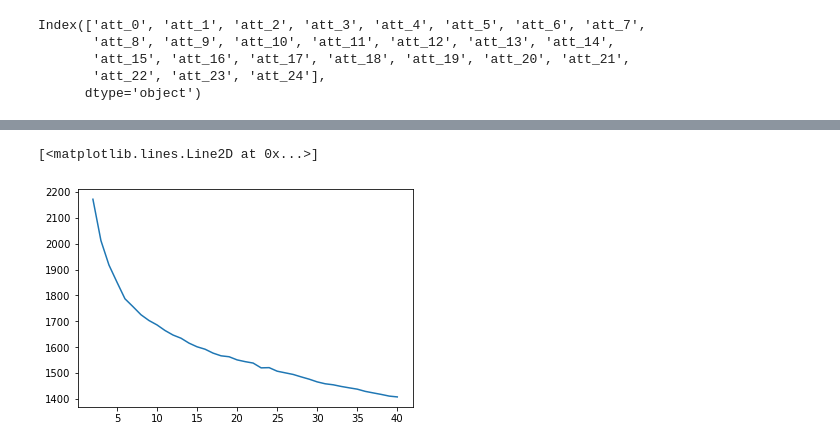
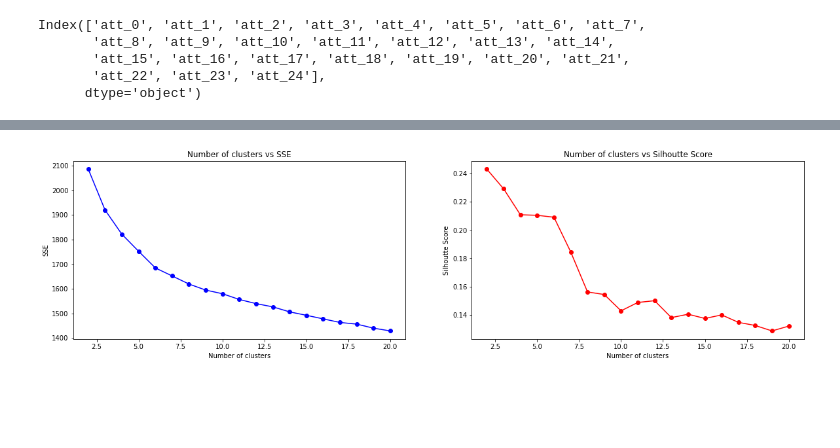
Before and after one commit to varadparaswar/Projects, a Jupyter notebook: kmeans_v1.ipynb, the cells around one changed output, grey strips where cells are left out. Cells and saved outputs as stored; diff of their text form; code cells hidden in the pictures; blank space fills up the shorter version.

Commit message:
PCA and Silhoutte Score added

```diff
--- a/kmeans_v1.ipynb
+++ b/kmeans_v1.ipynb
@@ -116,8 +116,3 @@ distribution_handler = ColumnTransformer(transformers=[
 # %%
 processed_data_2=pd.DataFrame(distribution_handler.fit_transform(processed_data_1),
                               columns = processed_data_1.columns)
-# %%
-
-n_clusters=3
-model=KMeans(n_clusters=n_clusters, random_state=0).fit(processed_data_2)
-print(model)
@@ -134,0 +119,3 @@ print(np.min(model.transform(np.array(processed_data_2.iloc[2]).reshape(1, -1)))
+# %%
+f=PCA()
+f.fit(processed_data_2)
@@ -135,14 +134,30 @@ print(np.min(model.transform(np.array(processed_data_2.iloc[2]).reshape(1, -1)))
 # %%
+fs=PCA(n_components=12)
+x=fs.fit_transform(processed_data_2)
+
+
 errors=[]
-max_clusters=40
+sih=[]
+max_clusters=20
 for i in range(2,max_clusters+1):
     n_clusters=i
-    model=KMeans(n_clusters=n_clusters, random_state=0).fit(processed_data_2)
-    p=model.transform(np.array(processed_data_2))
+    model=KMeans(n_clusters=n_clusters, random_state=0).fit(x)
+    p=model.transform(x)
     error=np.sum(np.min(p,axis=1))
     errors.append(error)
+    sih.append(silhouette_score(x,model.labels_))
 
-plt.plot(range(2,max_clusters+1),errors)
+plt.figure(figsize=(20,5))
+plt.subplot(1,2,1)
+plt.plot(range(2,max_clusters+1),errors,marker='o',color='blue')
+plt.title('Number of clusters vs SSE')
+plt.xlabel('Number of clusters')
+plt.ylabel('SSE')
+plt.subplot(1,2,2)
+plt.plot(range(2,max_clusters+1),sih,marker='o',color='red')
+plt.title('Number of clusters vs Silhoutte Score')
+plt.xlabel('Number of clusters')
+plt.ylabel('Silhoutte Score')
+plt.show()
 # %% [output]
-[<matplotlib.lines.Line2D at 0x...>]
-[figure, old version]
+[figure, new version]
```
Also changed, not shown: parts of 5 cells of this notebook, 1 other file.
